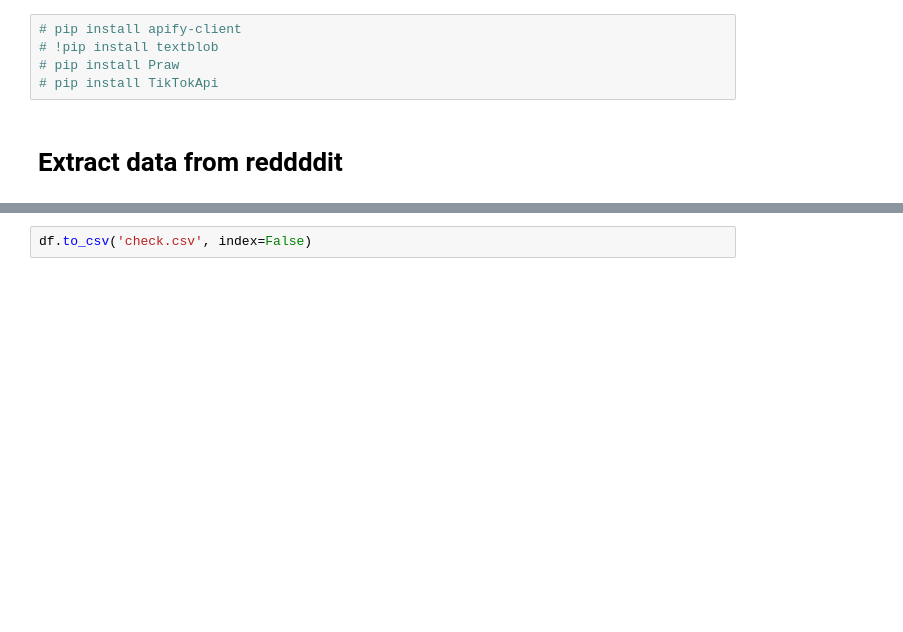
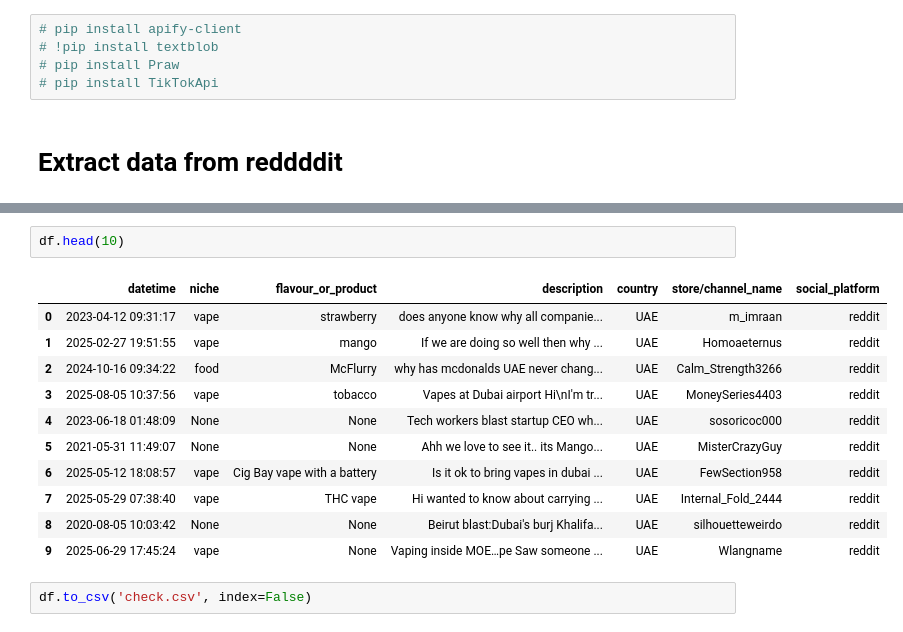
Before and after one commit to Muhammad-Usama-07/EcommerceStore, a Jupyter notebook: Practices.ipynb, the cells around one changed output, grey strips where cells are left out. Drawn from its saved outputs; the diff is of its cells as text; blank space fills up the shorter version.

```diff
--- a/Practices.ipynb
+++ b/Practices.ipynb
@@ -154,3 +253,17 @@ Top detected brand/flavor names: [('Vapewild', 4), ('VW', 3), ('VapeWild', 3), (
+# %%
+df.head(10)
+# %% [output]
+|  | datetime | niche | flavour_or_product | description | country | store/channel_name | social_platform |
+| 0 | 2023-04-12 09:31:17 | vape | strawberry | does anyone know why all companie... | UAE | m_imraan | reddit |
+| 1 | 2025-02-27 19:51:55 | vape | mango | If we are doing so well then why ... | UAE | Homoaeternus | reddit |
+| 2 | 2024-10-16 09:34:22 | food | McFlurry | why has mcdonalds UAE never chang... | UAE | Calm_Strength3266 | reddit |
+| 3 | 2025-08-05 10:37:56 | vape | tobacco | Vapes at Dubai airport Hi\nI'm tr... | UAE | MoneySeries4403 | reddit |
+| 4 | 2023-06-18 01:48:09 | None | None | Tech workers blast startup CEO wh... | UAE | sosoricoc000 | reddit |
+| 5 | 2021-05-31 11:49:07 | None | None | Ahh we love to see it.. its Mango... | UAE | MisterCrazyGuy | reddit |
+| 6 | 2025-05-12 18:08:57 | vape | Cig Bay vape with a battery | Is it ok to bring vapes in dubai ... | UAE | FewSection958 | reddit |
+| 7 | 2025-05-29 07:38:40 | vape | THC vape | Hi wanted to know about carrying ... | UAE | Internal_Fold_2444 | reddit |
+| 8 | 2020-08-05 10:03:42 | None | None | Beirut blast:Dubai's burj Khalifa... | UAE | silhouetteweirdo | reddit |
+| 9 | 2025-06-29 17:45:24 | vape | None | Vaping inside MOE…pe Saw someone ... | UAE | Wlangname | reddit |
 # %%
 df.to_csv('check.csv', index=False)
 # %% [markdown]
```
Also changed, not shown: parts of 5 cells of this notebook, 1 other file.
